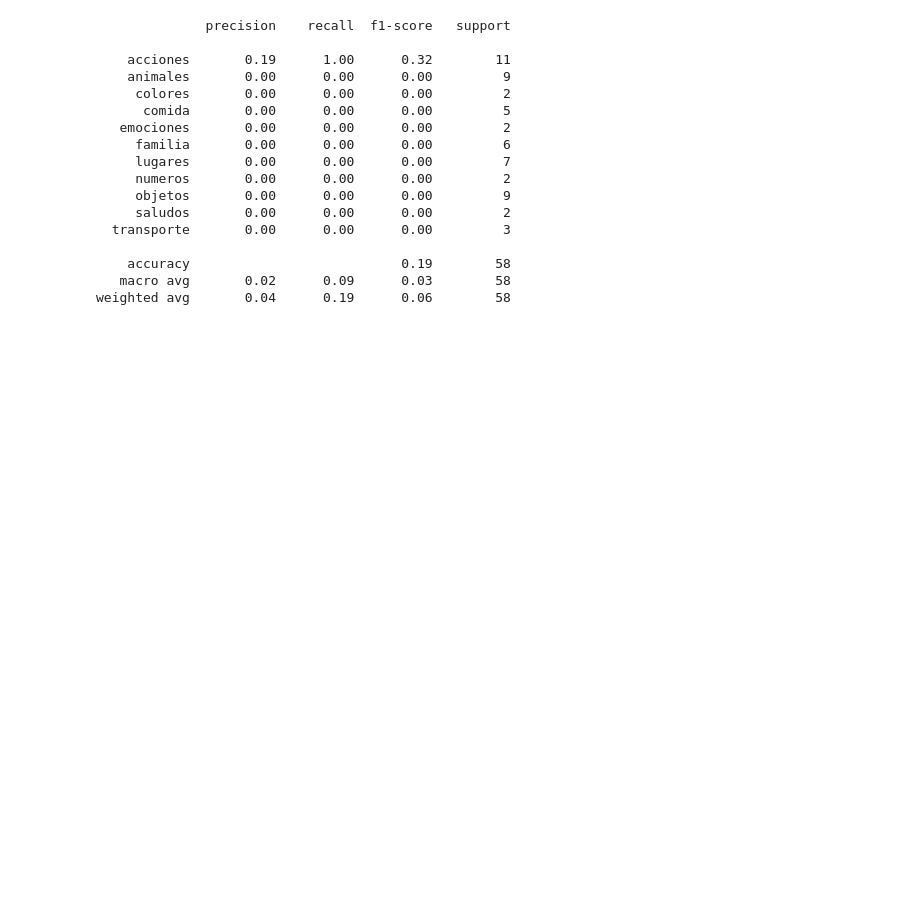
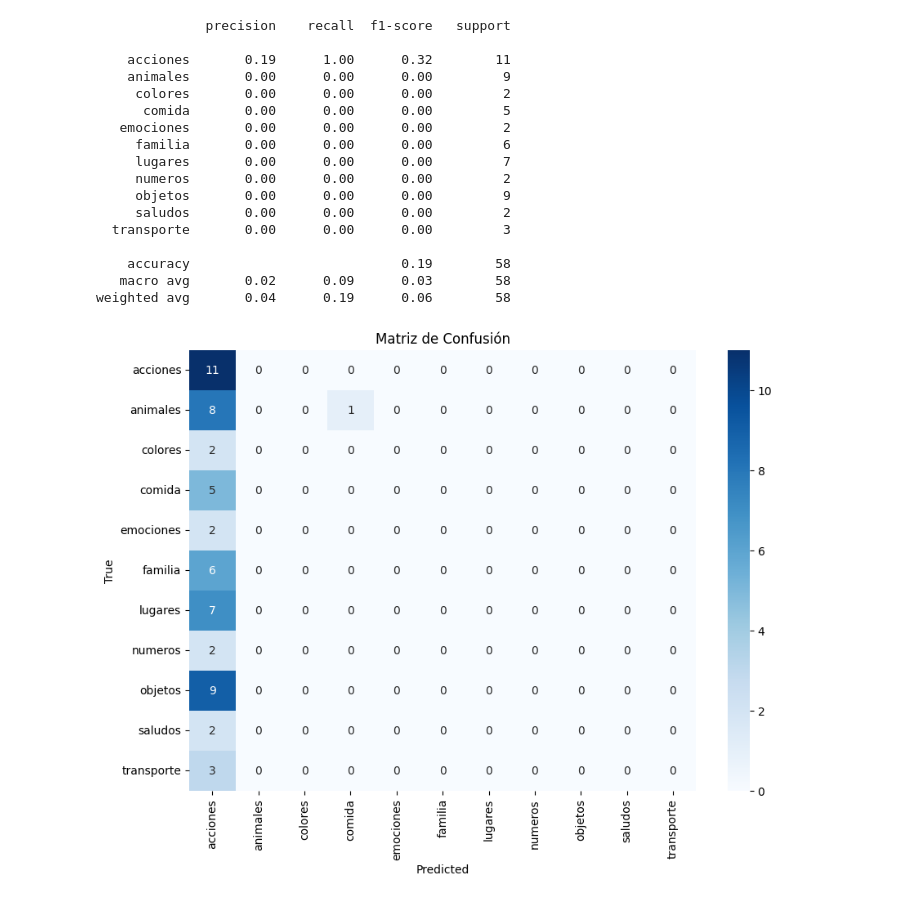
Before and after one commit to RPAldair/TP-1ASI0404-12621-grupo1, a Jupyter notebook: code/trabajo.ipynb, the cells around one changed output. Drawn from its saved outputs; the diff is of its cells as text; code cells hidden in the pictures; blank space fills up the shorter version.

```diff
--- a/code/trabajo.ipynb
+++ b/code/trabajo.ipynb
@@ -147,28 +166,30 @@ df_final.to_csv("../data/dataset_pictogramas_split.csv", index=False, encoding="
 # %%
 from sklearn.feature_extraction.text import CountVectorizer
 from sklearn.naive_bayes import MultinomialNB
+from sklearn.feature_extraction.text import TfidfVectorizer
 from sklearn.metrics import classification_report
 
 # Dataset palabra → categoría
 X = df_clean['palabra']
-y = df_clean['categoria']
+y = df_clean['categoria'] # A predecir empleando palabras
 
 # Dividir train/test
 X_train, X_test, y_train, y_test = train_test_split(X, y, test_size=0.3, random_state=42)
-
+# 70% para entrenamiento, 30% para test
 # Vectorización con N-gramas (1-2)
-vectorizer = CountVectorizer(ngram_range=(1,2))
+# Vectorización con TF-IDF y n-gramas (1-2)
+vectorizer = TfidfVectorizer(ngram_range=(1,2))
 X_train_vec = vectorizer.fit_transform(X_train)
 X_test_vec = vectorizer.transform(X_test)
 
 # Modelo Naive Bayes
-nb = MultinomialNB()
+nb = MultinomialNB() # Entrenamiento del modelo
 nb.fit(X_train_vec, y_train)
 
 # Predicciones
 y_pred = nb.predict(X_test_vec)
 
-# Reporte
+# Reporte de métricas
 print(classification_report(y_test, y_pred))
 # %% [output]
               precision    recall  f1-score   support
@@ -188,3 +209,16 @@ print(classification_report(y_test, y_pred))
     accuracy                           0.19        58
    macro avg       0.02      0.09      0.03        58
 weighted avg       0.04      0.19      0.06        58
+# %%
+# Agregar matriz de confusión
+from sklearn.metrics import confusion_matrix
+import seaborn as sns
+cm = confusion_matrix(y_test, y_pred, labels=nb.classes_)
+plt.figure(figsize=(10, 7))
+sns.heatmap(cm, annot=True, fmt='d', xticklabels=nb.classes_, yticklabels=nb.classes_, cmap='Blues')
+plt.xlabel('Predicted')
+plt.ylabel('True')
+plt.title('Matriz de Confusión')
+plt.show()
+# %% [output]
+[figure, added]
```
Also changed, not shown: parts of 11 cells of this notebook.
